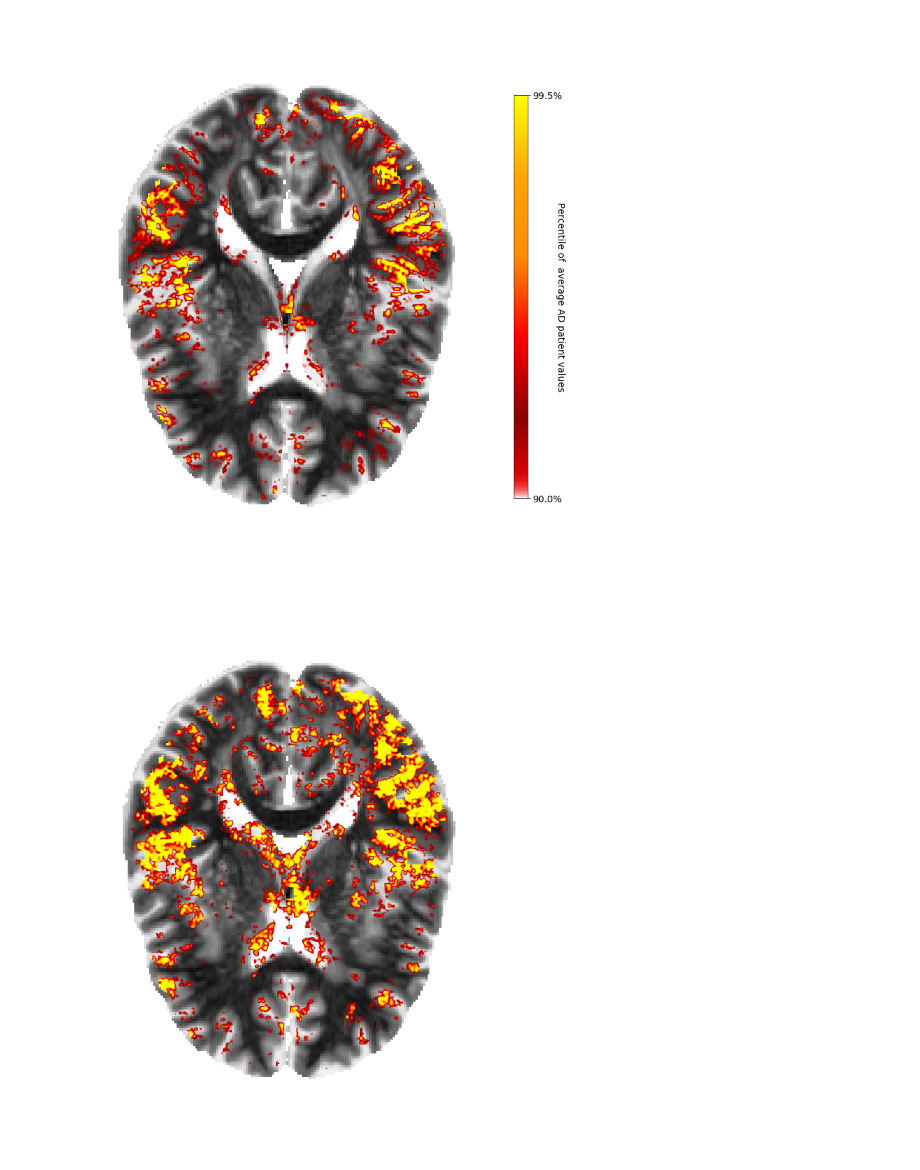
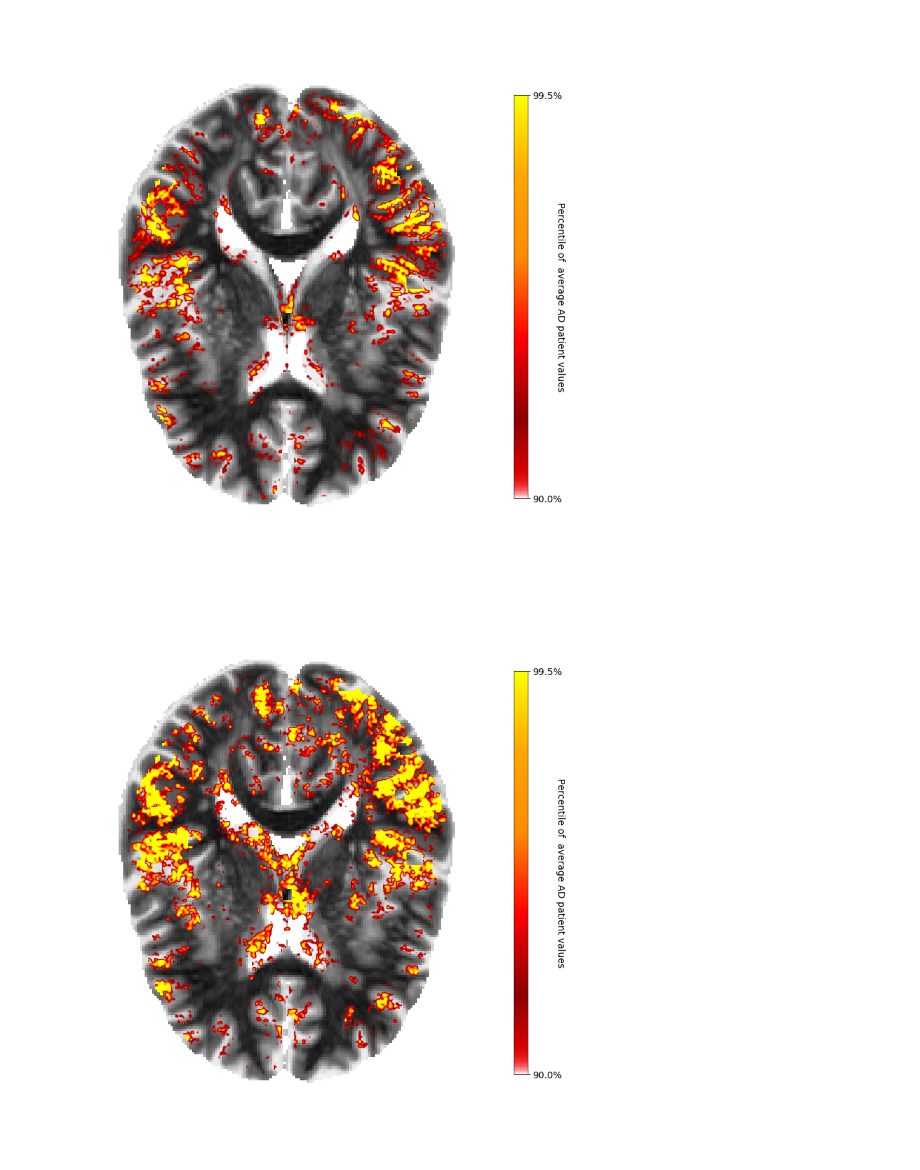
Before and after one commit to moboehle/Pytorch-LRP, a Jupyter notebook: Evaluate GB and LRP.ipynb, the cells around one changed output. Saved outputs shown, nothing was run; the diff lists cells and outputs as text; code cells hidden in the pictures.

Commit message:
Updating figure

```diff
--- a/Evaluate GB and LRP.ipynb
+++ b/Evaluate GB and LRP.ipynb
@@ -237,8 +236,8 @@ fig, ax = plot_idv_brain(LRP_map, test_dataset.get_raw_image(patient_idx),
 # %% [output]
 [figure]
 # %%
-fig, ax, im = plot_idv_brain(GB_map, test_dataset.get_raw_image(patient_idx),
+fig, ax = plot_idv_brain(GB_map, test_dataset.get_raw_image(patient_idx),
                             ref_scale=mean_maps_GB["AD"],
                             z_idx=90)
 # %% [output]
-[figure, old version]
+[figure, new version]
```
Also changed, not shown: parts of 1 cell of this notebook.
